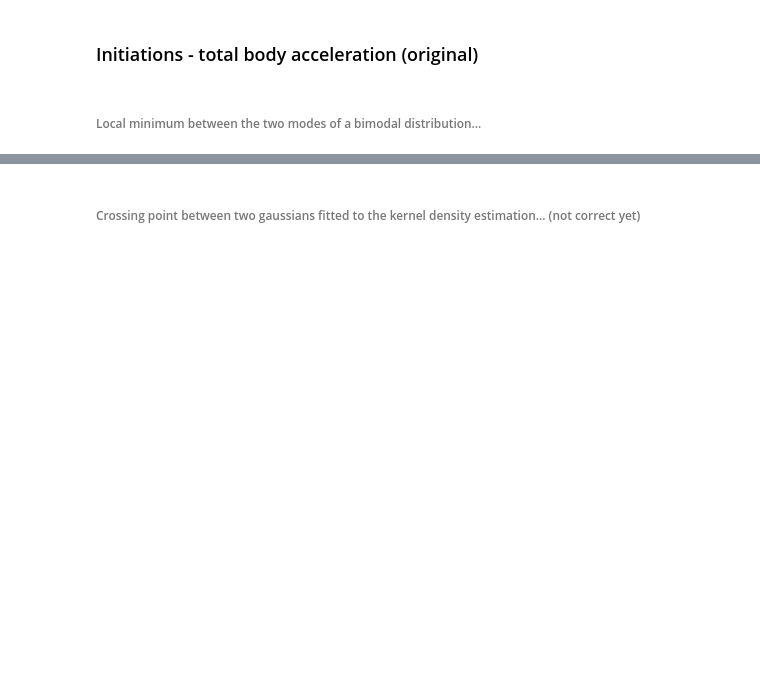
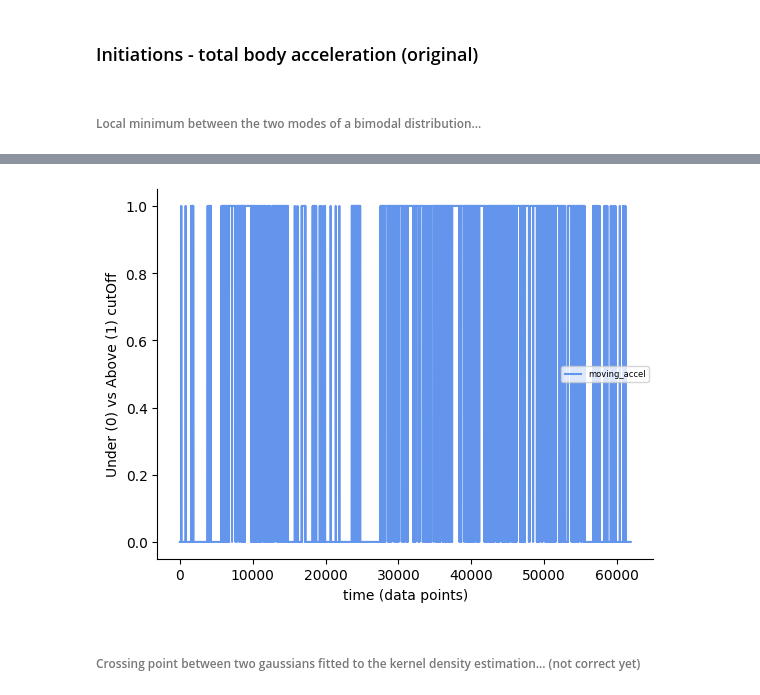
Before and after one commit to DiogoMeloNPU/eurDyscover_open_field_analysis, a Jupyter notebook: Single_session_analysis.ipynb, the cells around one changed output, grey strips where cells are left out. Drawn from its saved outputs; the diff is of its cells as text; code cells hidden in the pictures; blank space fills up the shorter version.

```diff
--- a/Single_session_analysis.ipynb
+++ b/Single_session_analysis.ipynb
@@ -1162,11 +1180,25 @@ print(cutOff_accel)
 # %%
+%matplotlib inline
+
 # movement bouts detected from the accelerometer data
 moving_accel = []
-for timestamp in range(len(df_acceldata_accel['Total_accel'])):
-    if df_acceldata_accel['Total_accel'][timestamp] >= cutOff_accel:
+for timestamp in range(len(df_timestamps_accel_interpolation)):
+    if df_timestamps_accel_interpolation["Total_accel"][timestamp] >= cutOff_accel:
         moving_accel.append(1)
     else:
         moving_accel.append(0)
+
+# showing only a chunk of the signal
+plt.plot(moving_accel[int(len(moving_accel)/4):2*int(len(moving_accel)/4)], color='cornflowerblue', label = 'moving_accel')
+plt.ylabel(
+    'Under (0) vs Above (1) cutOff')
+plt.xlabel(
+    'time (data points)')
+plt.gca().spines['top'].set_visible(False)
+plt.gca().spines['right'].set_visible(False)
+leg = plt.legend(fontsize=6)
+# %% [output]
+[figure, added]
 # %% [markdown]
 ###### Crossing point between two gaussians fitted to the kernel density estimation... (not correct yet)
 # %%
```
Also changed, not shown: parts of 8 cells of this notebook.
